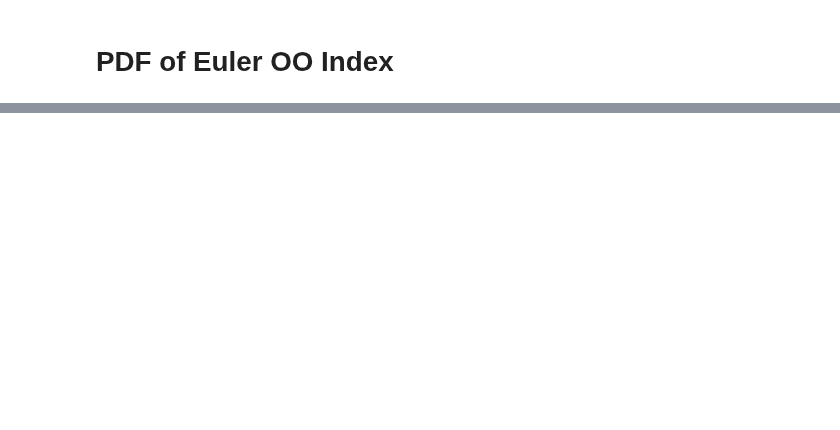
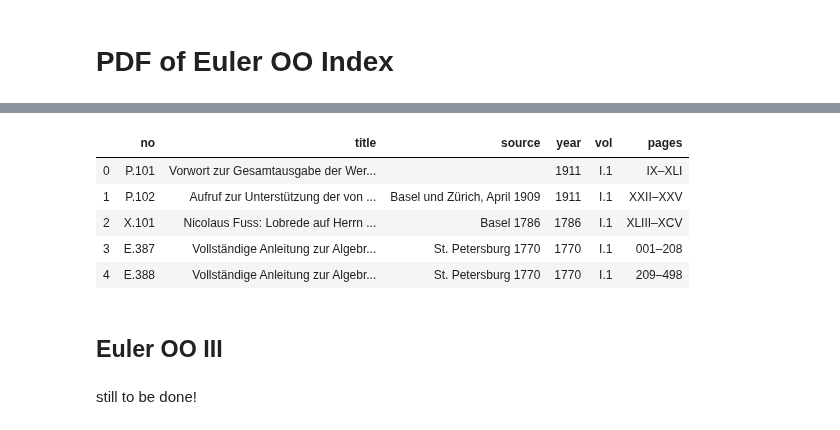
Before and after one commit to grasshoff/Euler, a Jupyter notebook: 101EulerPDF.ipynb, the cells around one changed output, grey strips where cells are left out. Drawn from its saved outputs; the diff is of its cells as text; code cells hidden in the pictures; blank space fills up the shorter version.

```diff
--- a/101EulerPDF.ipynb
+++ b/101EulerPDF.ipynb
@@ -72,0 +156,52 @@ NameError: name 'doc' is not defined
+# %%
+rows = []
+for i in dfs:
+    rows.append('_'.join(i.par))
+rows[191] = rows[191] + rows[192]
+del rows[192]
+# %%
+nos = []
+titles = []
+sources = []
+years = []
+vols = []
+pages = []
+rests = []
+for i in rows:
+    no = re.split('((?<=^P\.\d{3})\s|(?<=^E\.\d{3})\s|(?<=^E\.\d{3}[a-z])\s|(?<=^X\.\d{3})\s|(?<=^I\.\d{3})\s|(?<=^A\.\d{2})\s|(?<=^E\*\d{4})\s)', i)[0].strip()
+    rest = re.split('((?<=^P\.\d{3})\s|(?<=^E\.\d{3})\s|(?<=^E\.\d{3}[a-z])\s|(?<=^X\.\d{3})\s|(?<=^I\.\d{3})\s|(?<=^A\.\d{2})\s|(?<=^E\*\d{4})\s)', i)[-1].strip()
+    page = re.split('\s((?=\d{3}–\d{3}$)|(?=\d{3}-\d{3}$)|(?=\d{3}– \d{3}$)|(?=[IVXLC]{1,7}–[IVXLC]{1,7}$)|(?=[IVXLC]{1,7}– [IVXLC]{1,7}$)|(?=[IVXLC]{1,7} –[IVXLC]{1,7}$)|(?=VII$)|(?=403$)|(?=371$)|(?=XI$)|(?=1–308$)|(?=250268–$)|(?=343$))', rest)[-1].strip().replace('– ', '–').replace(' –', '–')
+    rest = re.split('\s((?=\d{3}–\d{3}$)|(?=\d{3}-\d{3}$)|(?=\d{3}– \d{3}$)|(?=[IVXLC]{1,7}–[IVXLC]{1,7}$)|(?=[IVXLC]{1,7}– [IVXLC]{1,7}$)|(?=[IVXLC]{1,7} –[IVXLC]{1,7}$)|(?=VII$)|(?=403$)|(?=371$)|(?=XI$)|(?=1–308$)|(?=250268–$)|(?=343$))', rest)[0].strip()
+    if page == 'De motu gravium citissimo super curvis  specie datis  _N. Comm. Ac. Petrop.  17 (1772), 1773,   p. 488–504  _1773  I.25  0236–249':
+        page = page[-7:].replace('– ', '–')
+        rest = rest[:-9].replace('– ', '–')
+    if page == '250268–':
+        page = '250–268'
+    vol = re.split('\s((?=I\.([1-9]|1[0-9]|2[0-9]$))|(?=I\.16-[1-2]$))', rest)[-1].strip()
+    rest = re.split('\s((?=I\.([1-9]|1[0-9]|2[0-9]$))|(?=I\.16-[1-2]$))', rest)[0].strip()
+    year = re.split('[\s_]((?=1[7-9]\d{2}$)|(?=1907– 1908$)|(?=17954))', rest)[-1].strip().strip('_').strip()
+    if year == 'De radicibus aequationis infinitae  _2 4 _6 _0 1 ( 1) ( 1)( 2)( 3) _etc. ( 5) _x x n n n n n n x n n _= − + + + + + _− + + � _N. Acta Ac. Petrop. 9  (1791), 1795, p. 19–40  _17954':
+        year = '1795'
+    rest = re.split('[\s_]((?=1[7-9]\d{2}$)|(?=1907– 1908$)|(?=17954))', rest)[0].strip().strip('_').strip()
+    source = re.split('\s_', rest)[-1].strip()
+    title = re.split('\s_', rest)[0].strip()
+    if title.startswith('Vorwort ') or title.startswith('Index ') or title == 'Übersicht über den Band 10 der ersten  Serie: Institutiones calculi differentialis  (Andreas Speiser)':
+        source = ''
+    nos.append(no)
+    pages.append(page)
+    vols.append(vol)
+    years.append(year)
+    rests.append(rest)
+    sources.append(source)
+    titles.append(title)
+# %%
+EulerII = pd.DataFrame({'no': nos, 'title': titles, 'source': sources, 'year': years, 'vol': vols, 'pages': pages})
+# %%
+EulerII.head()
+# %% [output]
+|  | no | title | source | year | vol | pages |
+| 0 | P.101 | Vorwort zur Gesamtausgabe der Wer... |  | 1911 | I.1 | IX–XLI |
+| 1 | P.102 | Aufruf zur Unterstützung der von ... | Basel und Zürich, April 1909 | 1911 | I.1 | XXII–XXV |
+| 2 | X.101 | Nicolaus Fuss: Lobrede auf Herrn ... | Basel 1786 | 1786 | I.1 | XLIII–XCV |
+| 3 | E.387 | Vollständige Anleitung zur Algebr... | St. Petersburg 1770 | 1770 | I.1 | 001–208 |
+| 4 | E.388 | Vollständige Anleitung zur Algebr... | St. Petersburg 1770 | 1770 | I.1 | 209–498 |
@@ -72,0 +210,4 @@ NameError: name 'doc' is not defined
+# %% [markdown]
+## Euler OO III
+# %% [markdown]
+still to be done!
```
Also changed, not shown: parts of 20 cells of this notebook, 2 other files.
